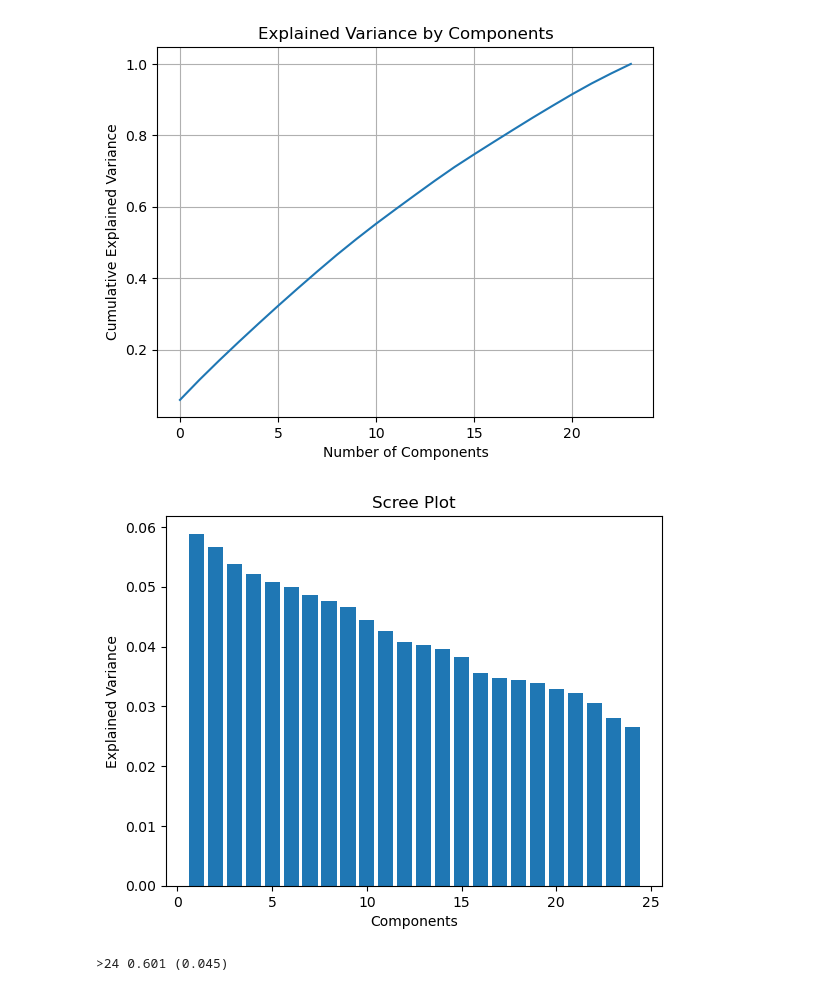
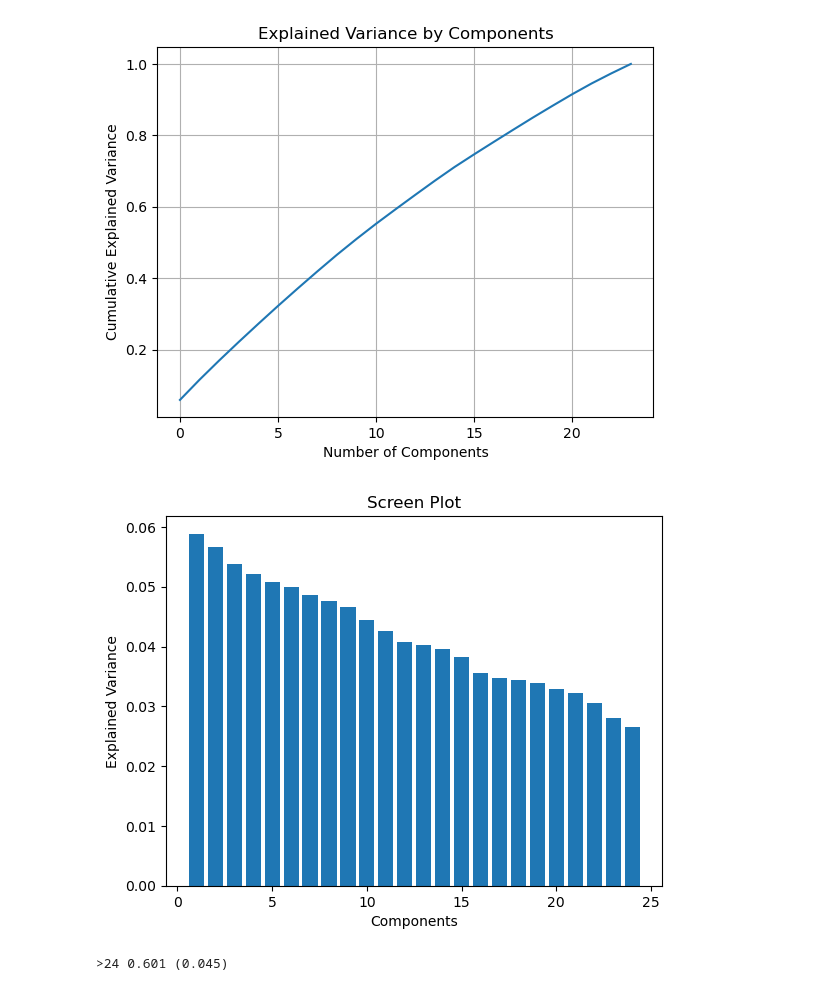
Before and after one commit to MaukanMir/Multi-Disease-Classifier-Part-Two, a Jupyter notebook: training.ipynb, the cells around one changed output. Drawn from its saved outputs; the diff is of its cells as text; code cells hidden in the pictures.

```diff
--- a/training.ipynb
+++ b/training.ipynb
@@ -556,11 +556,11 @@ plt.show()
 # %%
 plt.bar(range(1, len(pca.explained_variance_ratio_) + 1), pca.explained_variance_ratio_)
 plt.xlabel('Components')
 plt.ylabel('Explained Variance')
-plt.title('Scree Plot')
+plt.title('Screen Plot')
 plt.show()
 # %% [output]
-[figure, old version]
+[figure, new version]
 # %%
 from sklearn.decomposition import PCA
 
```
